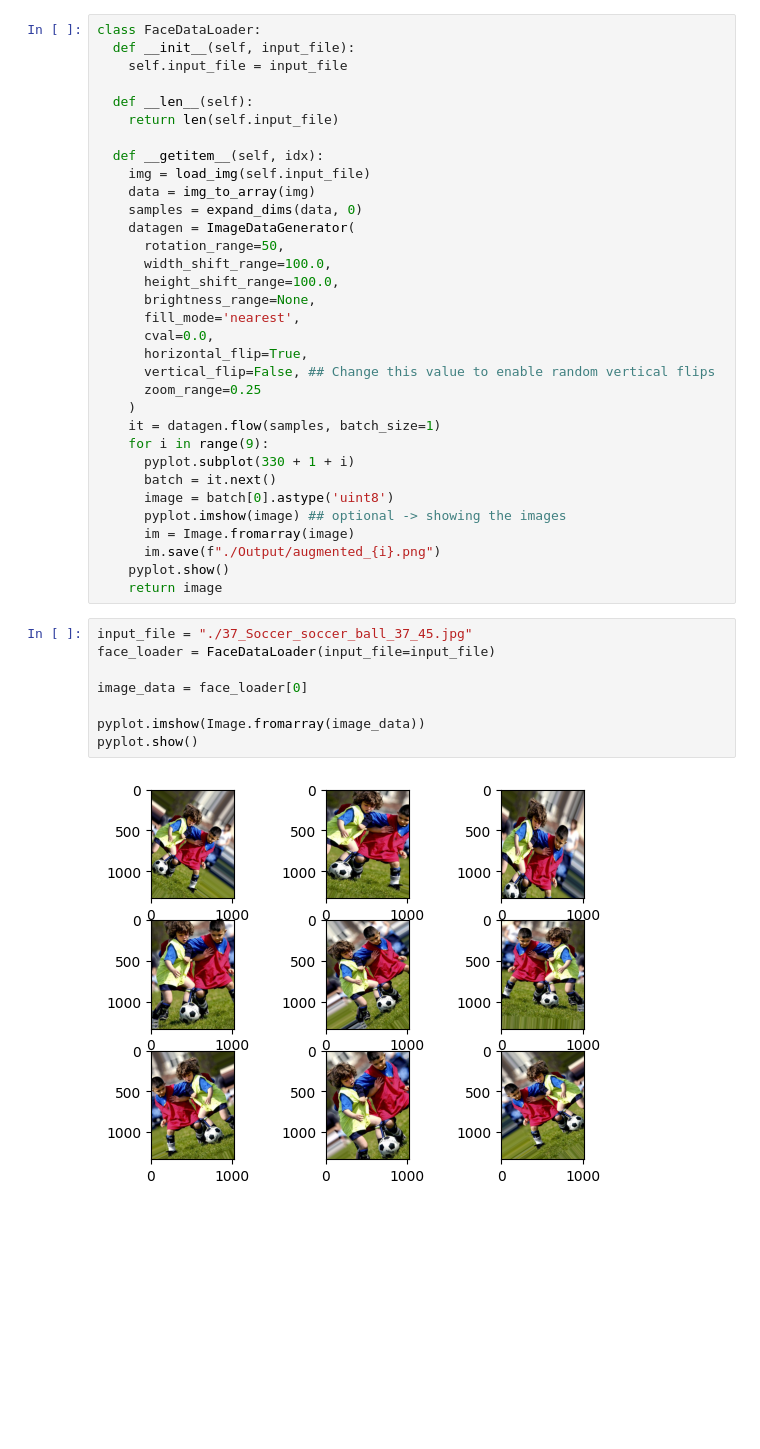
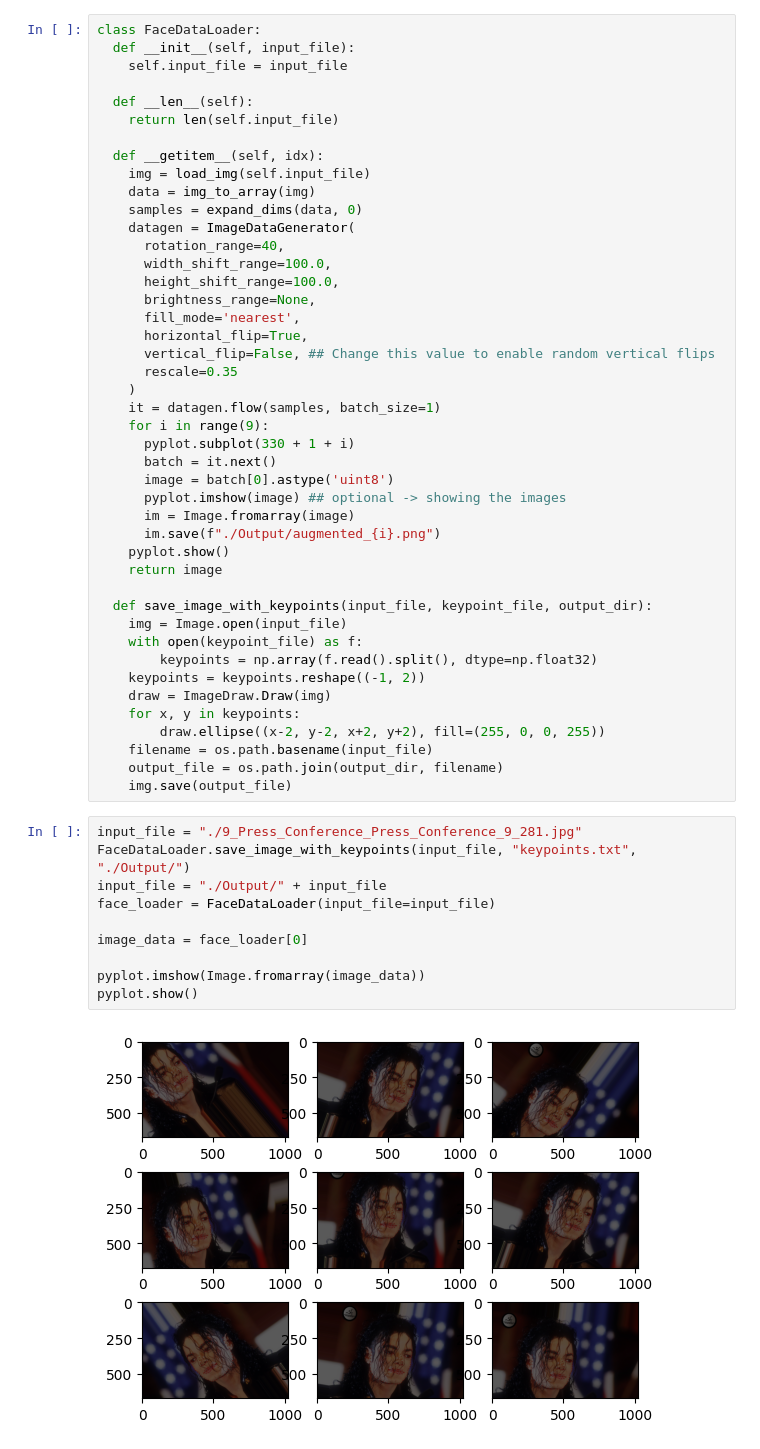
Before and after one commit to jungj0925/FaceDataLoader, a Jupyter notebook: FaceDataLoader.ipynb, the cells around one changed output. Drawn from its saved outputs; the diff is of its cells as text; blank space fills up the shorter version.

Commit message:
added keypoints feature

```diff
--- a/FaceDataLoader.ipynb
+++ b/FaceDataLoader.ipynb
@@ -19,15 +20,14 @@ class FaceDataLoader:
     data = img_to_array(img)
     samples = expand_dims(data, 0)
     datagen = ImageDataGenerator(
-      rotation_range=50,
+      rotation_range=40,
       width_shift_range=100.0,
       height_shift_range=100.0,
       brightness_range=None,
       fill_mode='nearest',
-      cval=0.0,
       horizontal_flip=True,
       vertical_flip=False, ## Change this value to enable random vertical flips
-      zoom_range=0.25
+      rescale=0.35
     )
     it = datagen.flow(samples, batch_size=1)
     for i in range(9):
@@ -39,13 +39,27 @@ class FaceDataLoader:
       im.save(f"./Output/augmented_{i}.png")
     pyplot.show()
     return image
+
+  def save_image_with_keypoints(input_file, keypoint_file, output_dir):
+    img = Image.open(input_file)
+    with open(keypoint_file) as f:
+        keypoints = np.array(f.read().split(), dtype=np.float32)
+    keypoints = keypoints.reshape((-1, 2))
+    draw = ImageDraw.Draw(img)
+    for x, y in keypoints:
+        draw.ellipse((x-2, y-2, x+2, y+2), fill=(255, 0, 0, 255))
+    filename = os.path.basename(input_file)
+    output_file = os.path.join(output_dir, filename)
+    img.save(output_file)
 # %%
-input_file = "./37_Soccer_soccer_ball_37_45.jpg"
+input_file = "./9_Press_Conference_Press_Conference_9_281.jpg"
+FaceDataLoader.save_image_with_keypoints(input_file, "keypoints.txt", "./Output/")
+input_file = "./Output/" + input_file
 face_loader = FaceDataLoader(input_file=input_file)
 
 image_data = face_loader[0]
 
 pyplot.imshow(Image.fromarray(image_data))
 pyplot.show()
 # %% [output]
-[figure, old version]
+[figure, new version]
```
Also changed, not shown: parts of 2 cells of this notebook, 13 other files.
